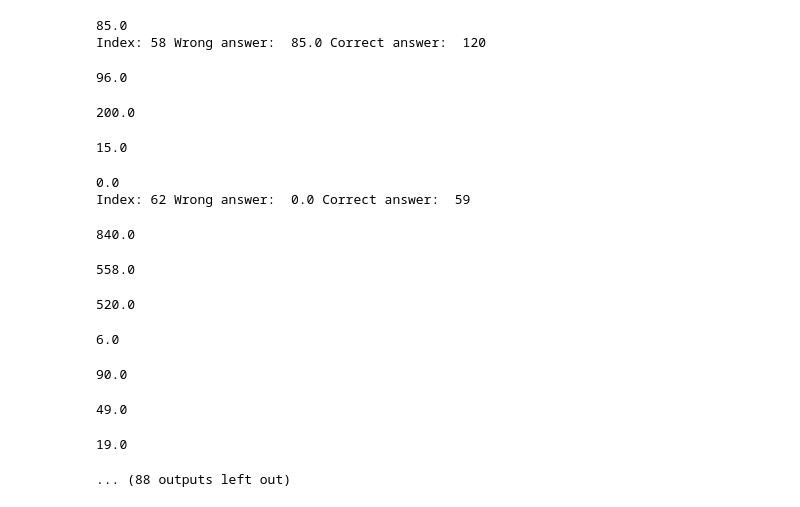
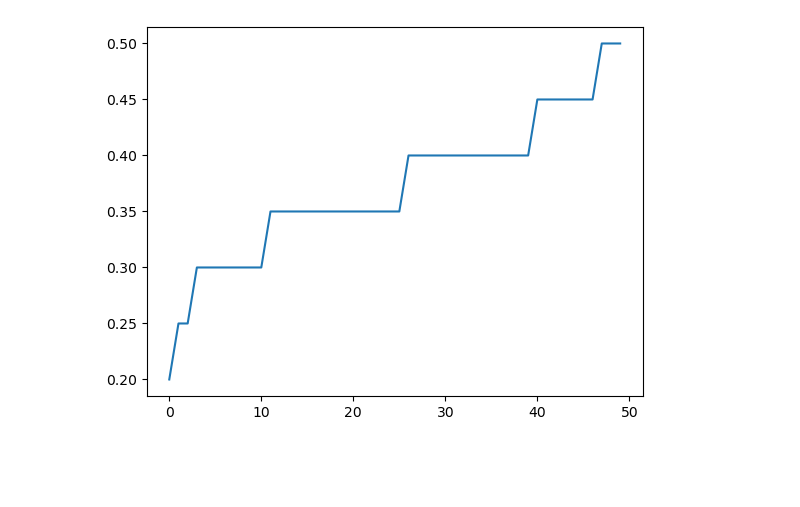
Before and after one commit to turnwind/BOPRO, a Jupyter notebook: demo-2.ipynb, the cells around one changed output. Saved outputs shown, nothing was run; the diff lists cells and outputs as text; code cells hidden in the pictures; blank space fills up the shorter version.

```diff
--- a/demo-2.ipynb
+++ b/demo-2.ipynb
@@ -139,5 +209,5 @@ for i in range(numinipoint):
 # %%
-for i in range(numiters):
+for i in tqdm(range(numiters)):
     ins_sp = candidate_sampling(pairs,numsamples)
     s = SurrogateModel(pairs,ins_sp)
     index = s.index(max(s))
@@ -184,29 +442,9 @@ for i in range(len(pairs)):
-# %%
-#遍历datas,记录答错的index
-index = [17,32]
-
-for i in tqdm(range(58,len(datas))):
-    answer = chat(datas.iloc[i,0],FloatResponse)
-    if datas.iloc[i,1] != answer:
-        index.append(i)
-        print("Index:",i,"Wrong answer: ", answer, "Correct answer: ", datas.iloc[i,1])
-    if i%100 == 0:
-        #将index存为json文件
-        with open('WrongIndex.json', 'w') as f:
-            json.dump(index, f)
-# %% [output]
-85.0
-Index: 58 Wrong answer:  85.0 Correct answer:  120
-96.0
-200.0
-15.0
-0.0
-Index: 62 Wrong answer:  0.0 Correct answer:  59
-840.0
-558.0
-520.0
-6.0
-90.0
-49.0
-19.0
-... (88 outputs left out)
+# %%
+accuracy = []
+for i in range(len(pairs)):
+    accuracy.append(pairs[i]["accuracy"])
+accuracy = np.array(accuracy)
+plt.plot(accuracy)
+plt.show()
+# %% [output]
+[figure, added]
```
Also changed, not shown: parts of 6 cells of this notebook, 6 other files.
